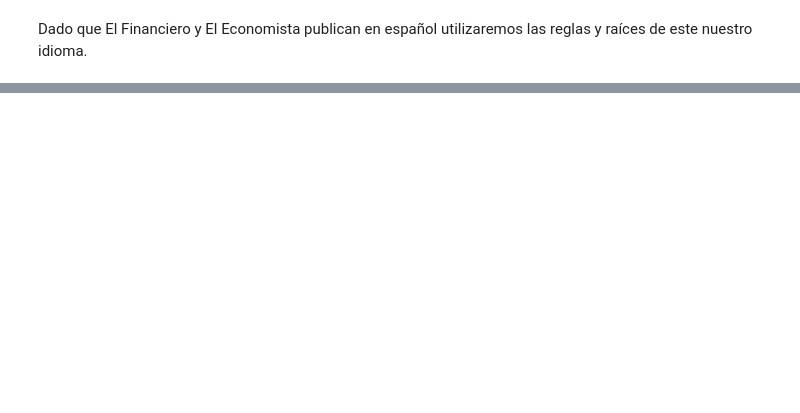
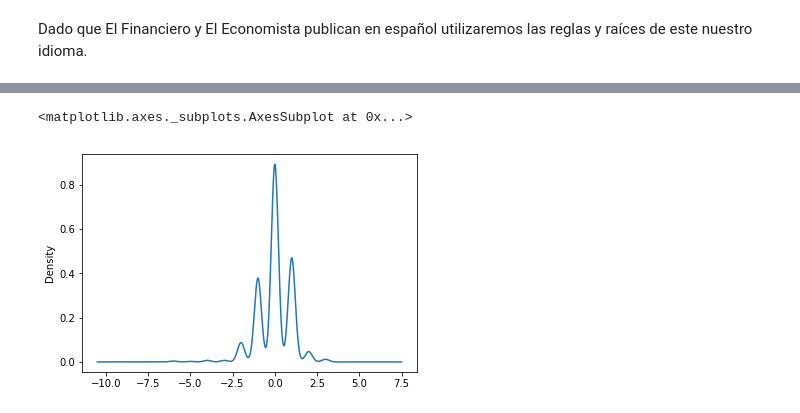
Before and after one commit to philwebsurfer/ITAM-QuantFinance, a Jupyter notebook: alumnos/jorge_altamirano/proyecto-final.ipynb, the cells around one changed output, grey strips where cells are left out. Drawn from its saved outputs; the diff is of its cells as text; code cells hidden in the pictures; blank space fills up the shorter version.

```diff
--- a/alumnos/jorge_altamirano/proyecto-final.ipynb
+++ b/alumnos/jorge_altamirano/proyecto-final.ipynb
@@ -253,11 +274,21 @@ Existen fechas en las cuales no opera la bolsa, pero sí existen tweets publicad
 
 Lo mismo aplica para tweets que son publicados en Sábado o Domingo, por lo que aplicamos el sentimiento del siguiente día hábil.
 # %%
-i = -1
-while np.any(df.sentiment.isna()):
-    df["sent_lag"] = df.shift(i).sentiment
-    df.loc[df.sentiment.isna(), "sentiment"] = df.loc[df.sentiment.isna(), "sent_lag"]
-    i -= 1
-df.drop(columns="sent_lag", inplace=True, errors="ignore")
-df.head()
+def tweet_adjust_df(df, columns=["sentiment", "ipc"]):
+    for col in columns:
+        i = -1
+        while np.any(df[col].isnull()):
+            df["sent_lag"] = df.shift(-1)[col]
+            df.loc[df[col].isna(), col] = df.loc[df[col].isna(), "sent_lag"]
+            i -= 1
+            if i < -15:
+                break
+        i = -1
+        if np.any(df.iloc[-1].isna()):
+            j = df.loc[df[col].isna()].index
+            df.drop(j, axis=0, inplace=True)
+    df.drop(columns="sent_lag", inplace=True, errors="ignore")
+    return df
+df = tweet_adjust_df(df, ["ipc", "sentiment"]).copy()
+df.head(3)
 # %% [output]
@@ -299,5 +300,0 @@ True
-# %%
-df["tokens"] = df.tweet.apply(lambda x: tokenize(x))
-df["stemmed"] = df.tokens.apply(lambda x: stem_tokens(x, stemmer))
-# %%
-df["vectorizer"] = df.stemmed.apply(lambda x: CountVectorizer(x, stop_words = stop_words))
@@ -331,0 +389,5 @@ pipe0 = Pipeline([
+# %%
+df.ipc.plot(kind="density")
+# %% [output]
+<matplotlib.axes._subplots.AxesSubplot at 0x...>
+[figure, added]
```
Also changed, not shown: parts of 65 cells of this notebook.
